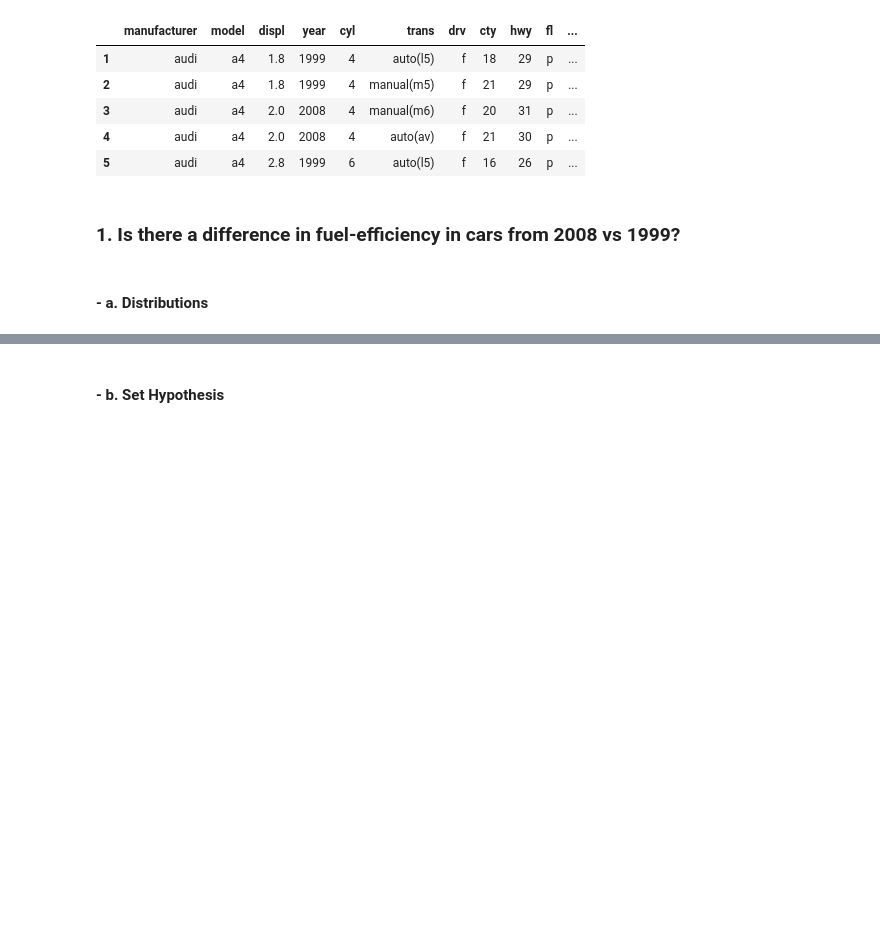
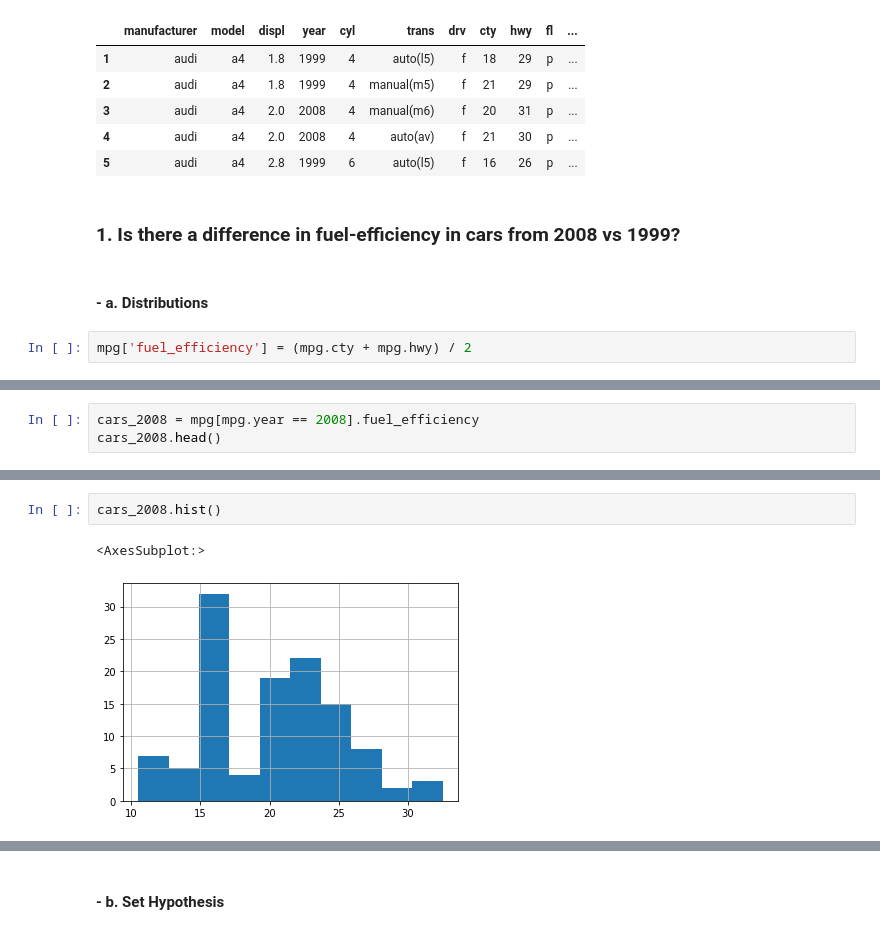
Before and after one commit to rachelrobbinsmayhill/statistics_exercises, a Jupyter notebook: hypothesis_testing.ipynb, the cells around one changed output, grey strips where cells are left out. Saved outputs shown, nothing was run; the diff lists cells and outputs as text; blank space fills up the shorter version.

```diff
--- a/hypothesis_testing.ipynb
+++ b/hypothesis_testing.ipynb
@@ -213,3 +213,5 @@ mpg.head()
 ### 1. Is there a difference in fuel-efficiency in cars from 2008 vs 1999?
 # %% [markdown]
 #### - a. Distributions
+# %%
+mpg['fuel_efficiency'] = (mpg.cty + mpg.hwy) / 2
@@ -215,0 +227,3 @@ mpg.head()
+# %%
+cars_2008 = mpg[mpg.year == 2008].fuel_efficiency
+cars_2008.head()
@@ -215,0 +247,5 @@ mpg.head()
+# %%
+cars_2008.hist()
+# %% [output]
+<AxesSubplot:>
+[figure, added]
```
Also changed, not shown: parts of 36 cells of this notebook.
